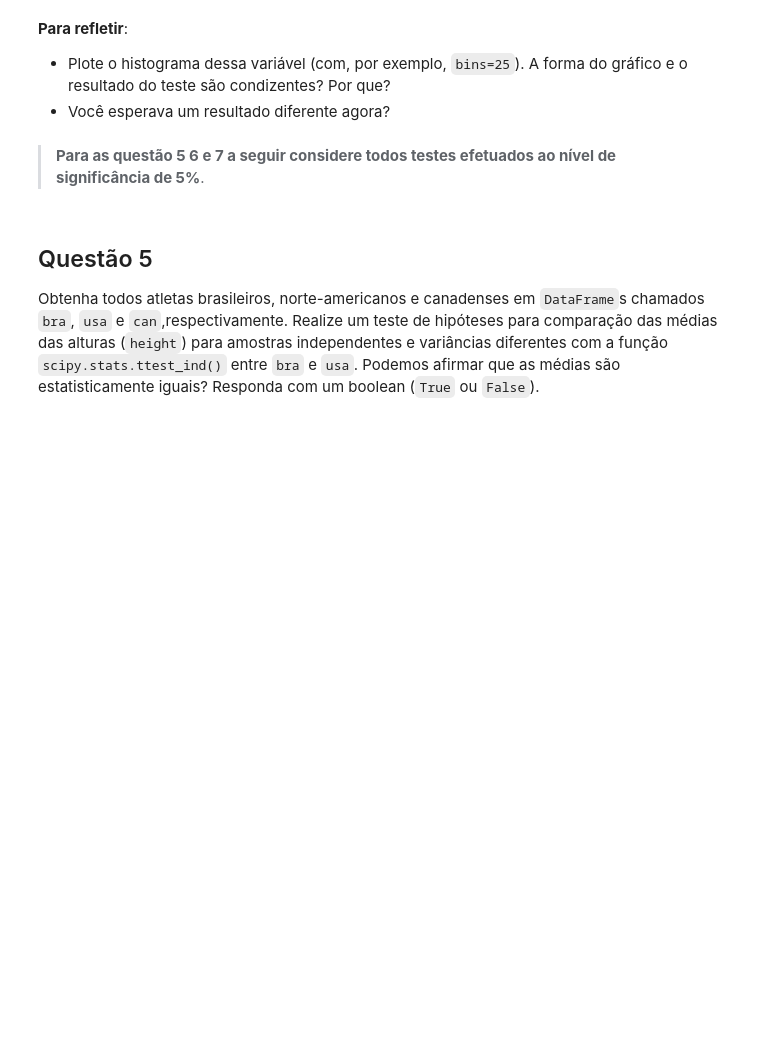
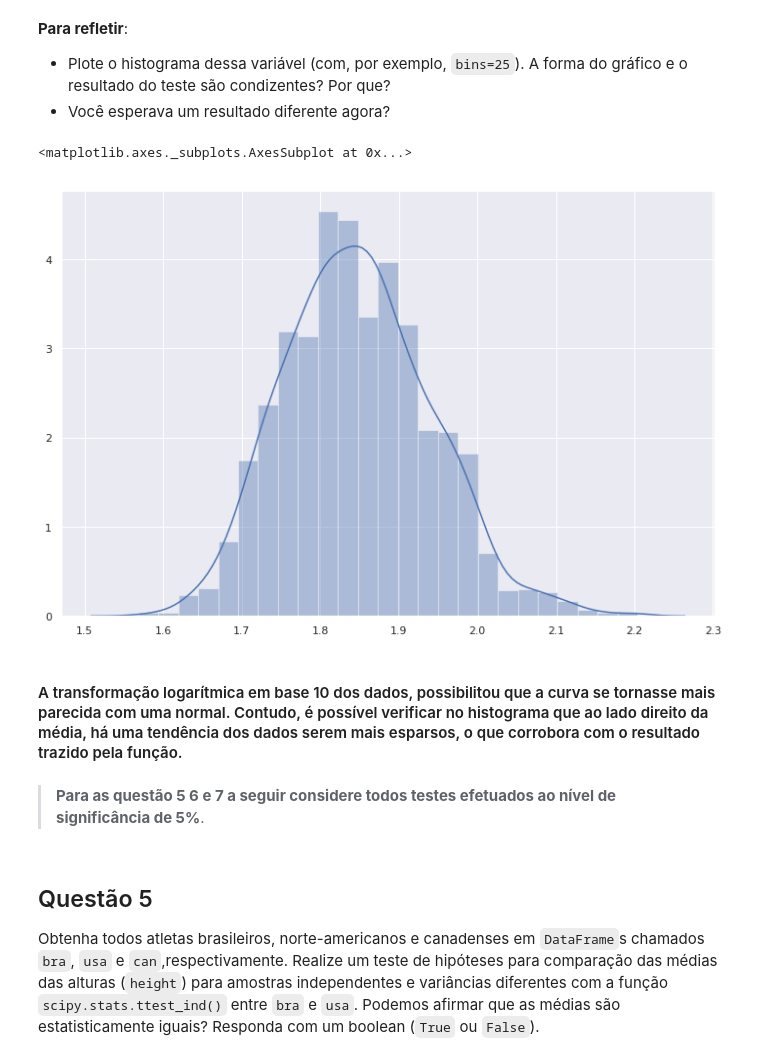
Before and after one commit to viniciusbindewald/data-science-2, a Jupyter notebook: main.ipynb, the cells around one changed output. Drawn from its saved outputs; the diff is of its cells as text; code cells hidden in the pictures; blank space fills up the shorter version.

```diff
--- a/main.ipynb
+++ b/main.ipynb
@@ -120,6 +249,13 @@ __Para refletir__:
 
 * Plote o histograma dessa variável (com, por exemplo, `bins=25`). A forma do gráfico e o resultado do teste são condizentes? Por que?
 * Você esperava um resultado diferente agora?
+# %%
+sns.distplot(np.log10(amostra_weight),bins=25)
+# %% [output]
+<matplotlib.axes._subplots.AxesSubplot at 0x...>
+[figure, added]
+# %% [markdown]
+#### A transformação logarítmica em base 10 dos dados, possibilitou que a curva se tornasse mais parecida com uma normal. Contudo, é possível verificar no histograma que ao lado direito da média, há uma tendência dos dados serem mais esparsos, o que corrobora com o resultado trazido pela função.
 # %% [markdown]
 > __Para as questão 5 6 e 7 a seguir considere todos testes efetuados ao nível de significância de 5%__.
 # %% [markdown]
```
Also changed, not shown: parts of 44 cells of this notebook.
